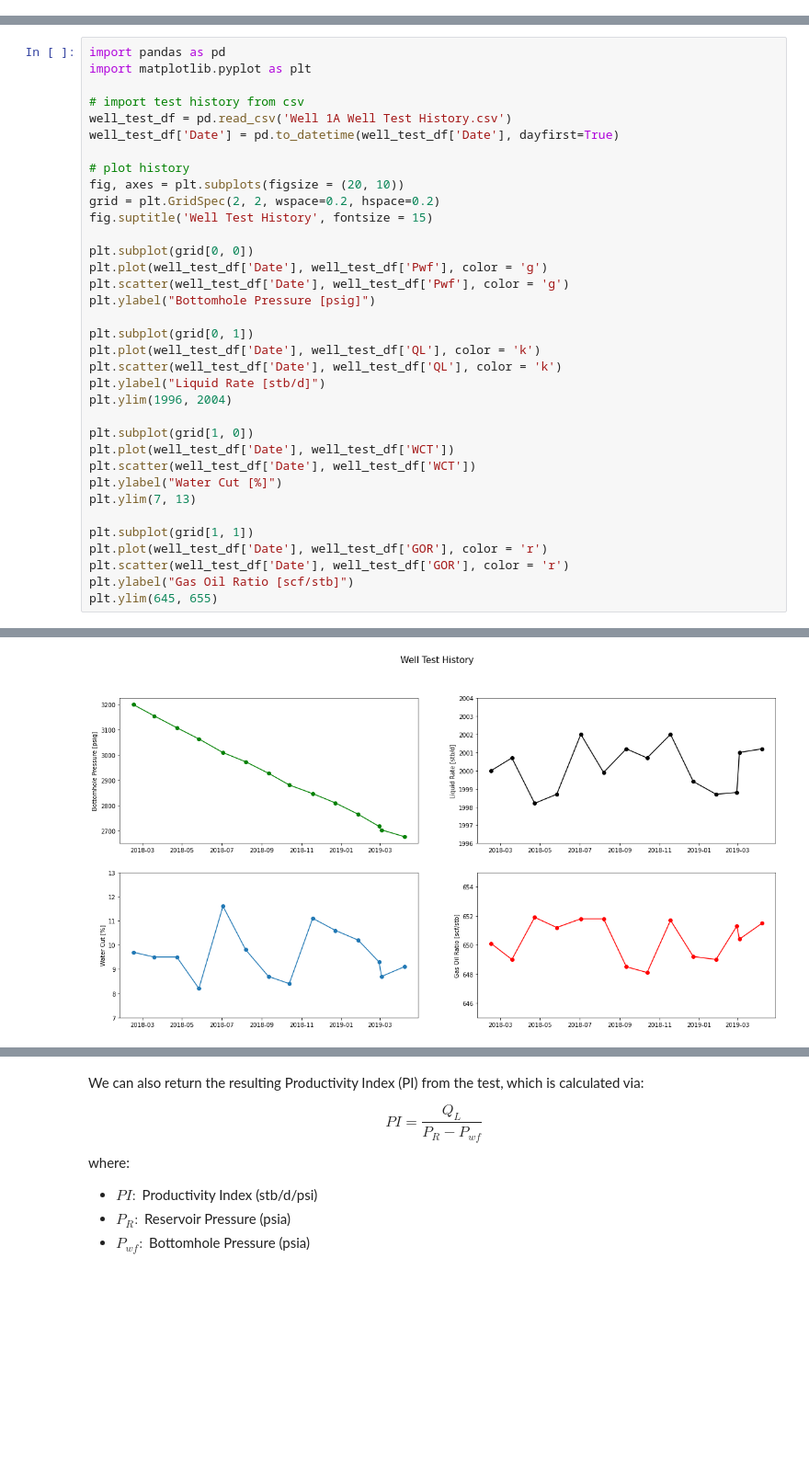
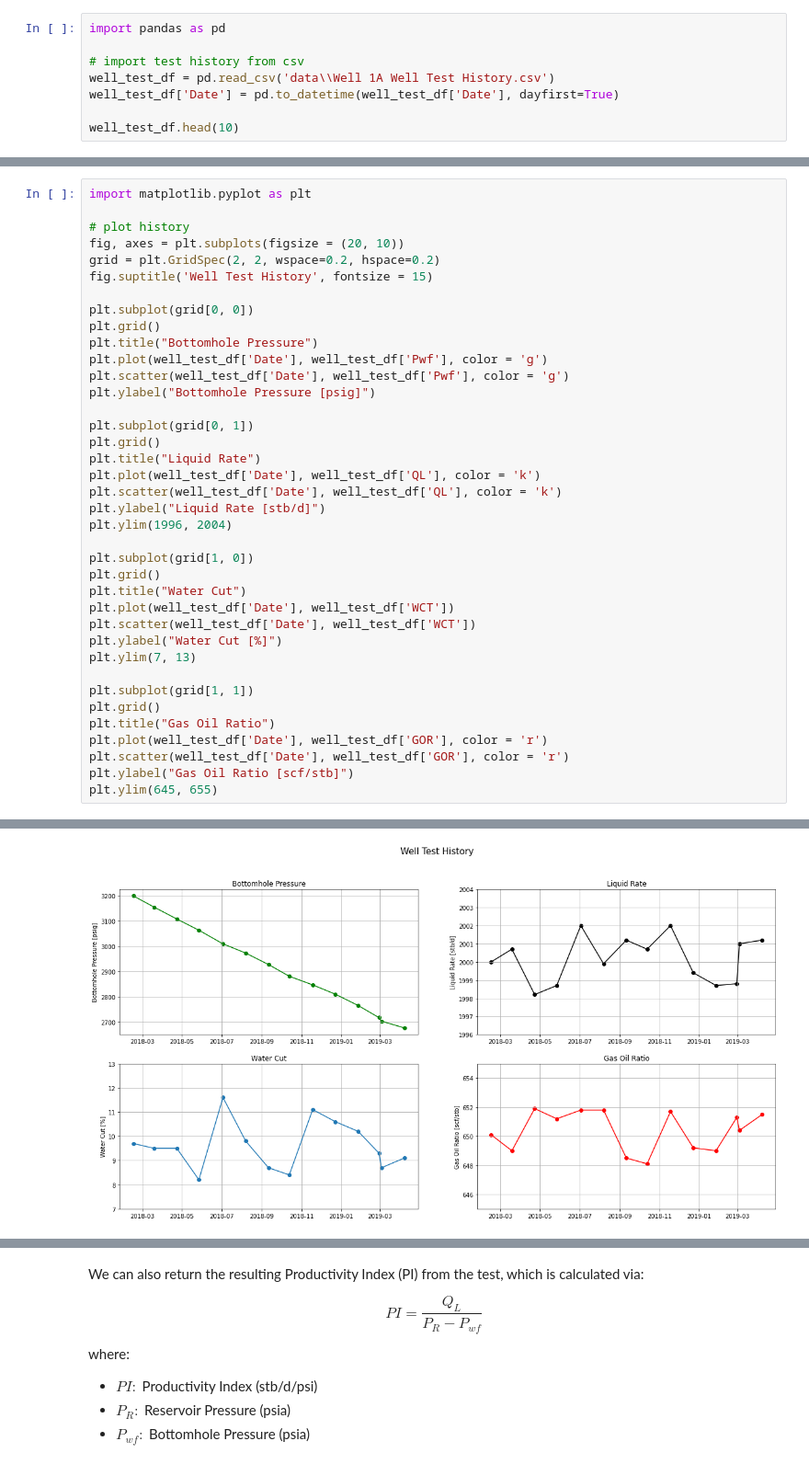
Before and after one commit to thomasswarbrick/pyipr, a Jupyter notebook: pyipr_primer.ipynb, the cells around one changed output, grey strips where cells are left out. Shown at 92% size. Cells and saved outputs as stored; diff of their text form; blank space fills up the shorter version.

```diff
--- a/pyipr_primer.ipynb
+++ b/pyipr_primer.ipynb
@@ -31,0 +16,8 @@ AttributeError: 'IPR' object has no attribute 'test'
+# %%
+import pandas as pd
+
+# import test history from csv
+well_test_df = pd.read_csv('data\\Well 1A Well Test History.csv')
+well_test_df['Date'] = pd.to_datetime(well_test_df['Date'], dayfirst=True)
+
+well_test_df.head(10)
@@ -32,39 +36,42 @@ AttributeError: 'IPR' object has no attribute 'test'
 # %%
-import pandas as pd
 import matplotlib.pyplot as plt
-
-# import test history from csv
-well_test_df = pd.read_csv('Well 1A Well Test History.csv')
-well_test_df['Date'] = pd.to_datetime(well_test_df['Date'], dayfirst=True)
 
 # plot history
 fig, axes = plt.subplots(figsize = (20, 10))
 grid = plt.GridSpec(2, 2, wspace=0.2, hspace=0.2)
 fig.suptitle('Well Test History', fontsize = 15)
 
 plt.subplot(grid[0, 0])
+plt.grid()
+plt.title("Bottomhole Pressure")
 plt.plot(well_test_df['Date'], well_test_df['Pwf'], color = 'g')
 plt.scatter(well_test_df['Date'], well_test_df['Pwf'], color = 'g')
 plt.ylabel("Bottomhole Pressure [psig]")
 
 plt.subplot(grid[0, 1])
+plt.grid()
+plt.title("Liquid Rate")
 plt.plot(well_test_df['Date'], well_test_df['QL'], color = 'k')
 plt.scatter(well_test_df['Date'], well_test_df['QL'], color = 'k')
 plt.ylabel("Liquid Rate [stb/d]")
 plt.ylim(1996, 2004)
 
 plt.subplot(grid[1, 0])
+plt.grid()
+plt.title("Water Cut")
 plt.plot(well_test_df['Date'], well_test_df['WCT'])
 plt.scatter(well_test_df['Date'], well_test_df['WCT'])
 plt.ylabel("Water Cut [%]")
 plt.ylim(7, 13)
 
 plt.subplot(grid[1, 1])
+plt.grid()
+plt.title("Gas Oil Ratio")
 plt.plot(well_test_df['Date'], well_test_df['GOR'], color = 'r')
 plt.scatter(well_test_df['Date'], well_test_df['GOR'], color = 'r')
 plt.ylabel("Gas Oil Ratio [scf/stb]")
 plt.ylim(645, 655)
 # %% [output]
 (645.0, 655.0)
-[figure, old version]
+[figure, new version]
 # %% [markdown]
```
Also changed, not shown: parts of 22 cells of this notebook.
